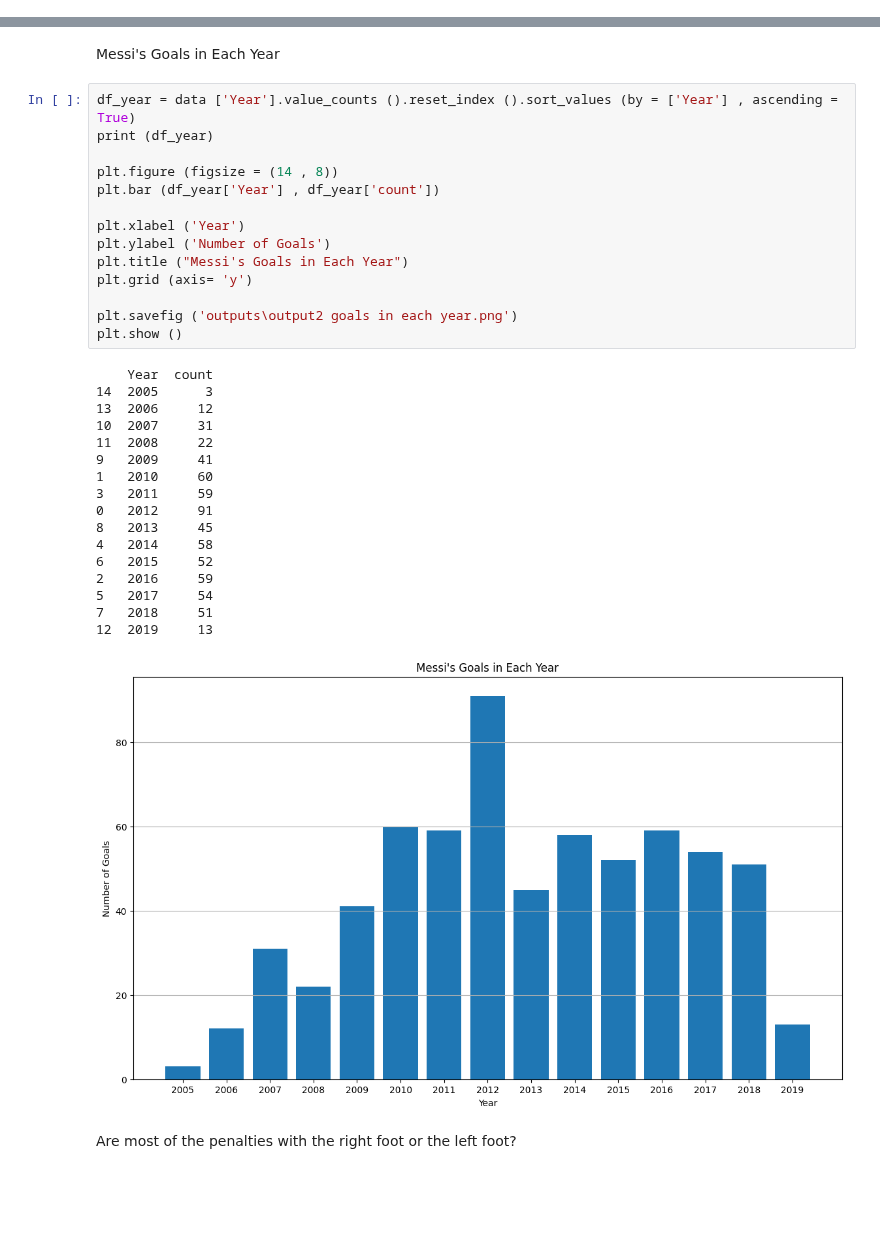
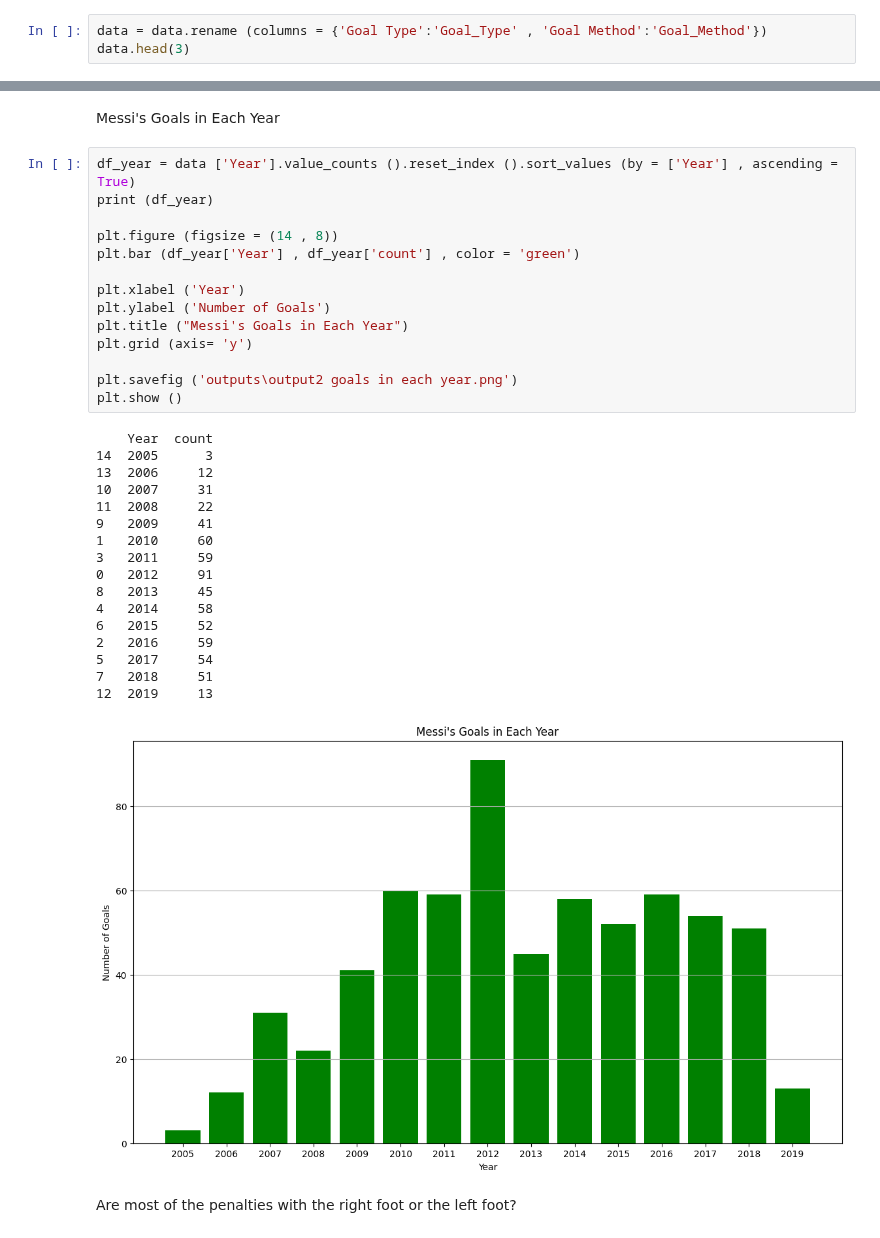
Before and after one commit to TaRa1999R/Data_Science, a Jupyter notebook: assignment40/2-messi.ipynb, the cells around one changed output, grey strips where cells are left out. Cells and saved outputs as stored; diff of their text form; blank space fills up the shorter version.

Commit message:
Data_Science

```diff
--- a/assignment40/2-messi.ipynb
+++ b/assignment40/2-messi.ipynb
@@ -56,0 +55,3 @@ data.head(10)
+# %%
+data = data.rename (columns = {'Goal Type':'Goal_Type' , 'Goal Method':'Goal_Method'})
+data.head(3)
@@ -59,34 +65,34 @@ Messi's Goals in Each Year
 # %%
 df_year = data ['Year'].value_counts ().reset_index ().sort_values (by = ['Year'] , ascending = True)
 print (df_year)
 
 plt.figure (figsize = (14 , 8))
-plt.bar (df_year['Year'] , df_year['count'])
+plt.bar (df_year['Year'] , df_year['count'] , color = 'green')
 
 plt.xlabel ('Year')
 plt.ylabel ('Number of Goals')
 plt.title ("Messi's Goals in Each Year")
 plt.grid (axis= 'y')
 
 plt.savefig ('outputs\output2 goals in each year.png')
 plt.show ()
 # %% [output]
     Year  count
 14  2005      3
 13  2006     12
 10  2007     31
 11  2008     22
 9   2009     41
 1   2010     60
 3   2011     59
 0   2012     91
 8   2013     45
 4   2014     58
 6   2015     52
 2   2016     59
 5   2017     54
 7   2018     51
 12  2019     13
-[figure, old version]
+[figure, new version]
 # %% [markdown]
 Are most of the penalties with the right foot or the left foot?
```
Also changed, not shown: parts of 4 cells of this notebook, 2 other files.
